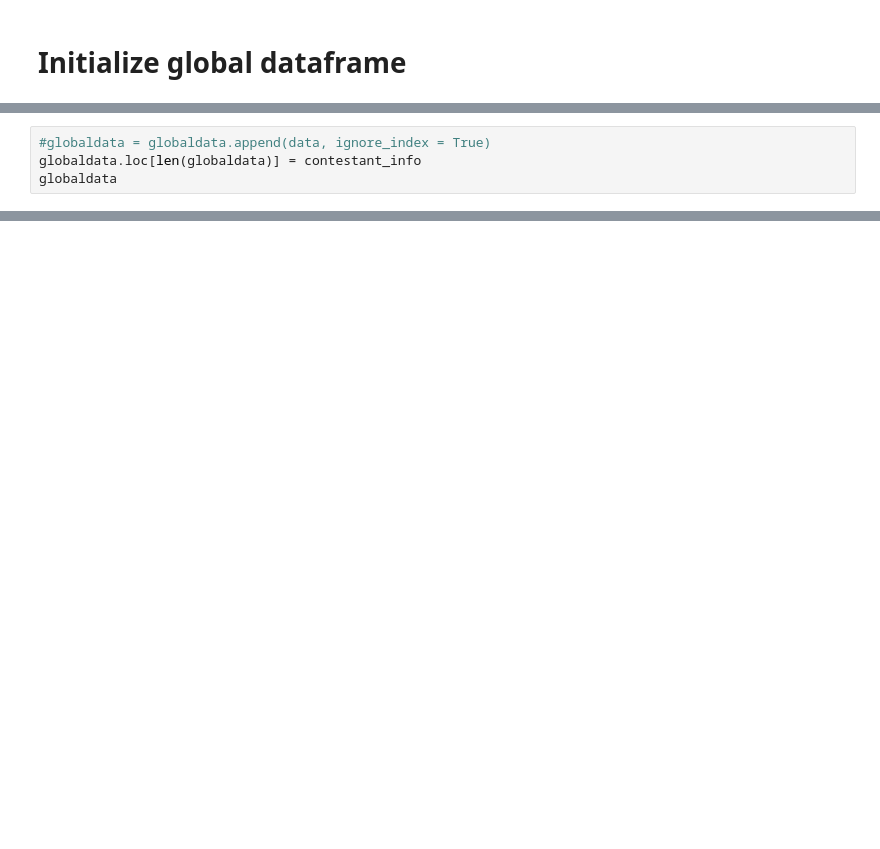
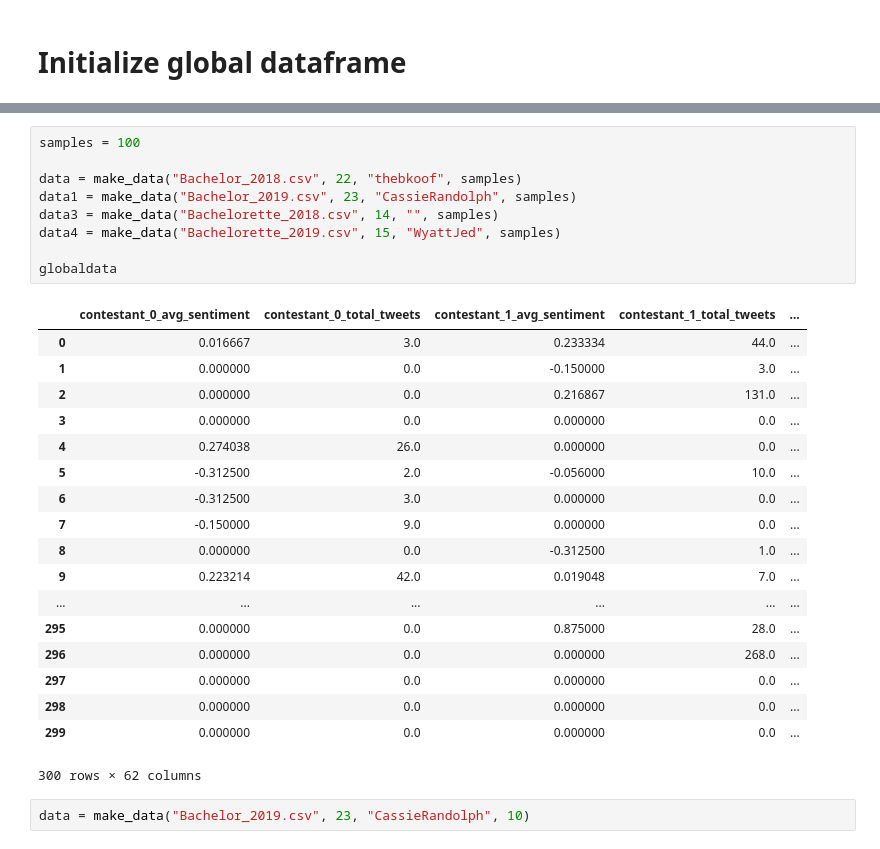
Before and after one commit to sarahbashir/realityTV_project, a Jupyter notebook: CS_proj.ipynb, the cells around one changed output, grey strips where cells are left out. Cells and saved outputs as stored; diff of their text form; blank space fills up the shorter version.

```diff
--- a/CS_proj.ipynb
+++ b/CS_proj.ipynb
@@ -175,4 +191,0 @@ tiarachel91
-# %%
-#globaldata = globaldata.append(data, ignore_index = True)
-globaldata.loc[len(globaldata)] = contestant_info
-globaldata
@@ -202,0 +209,30 @@ c
+# %%
+samples = 100
+
+data = make_data("Bachelor_2018.csv", 22, "thebkoof", samples)
+data1 = make_data("Bachelor_2019.csv", 23, "CassieRandolph", samples)
+data3 = make_data("Bachelorette_2018.csv", 14, "", samples)
+data4 = make_data("Bachelorette_2019.csv", 15, "WyattJed", samples)
+
+globaldata
+# %% [output]
+|  | contestant_0_avg_sentiment | contestant_0_total_tweets | contestant_1_avg_sentiment | contestant_1_total_tweets | ... |
+| 0 | 0.016667 | 3.0 | 0.233334 | 44.0 | ... |
+| 1 | 0.000000 | 0.0 | -0.150000 | 3.0 | ... |
+| 2 | 0.000000 | 0.0 | 0.216867 | 131.0 | ... |
+| 3 | 0.000000 | 0.0 | 0.000000 | 0.0 | ... |
+| 4 | 0.274038 | 26.0 | 0.000000 | 0.0 | ... |
+| 5 | -0.312500 | 2.0 | -0.056000 | 10.0 | ... |
+| 6 | -0.312500 | 3.0 | 0.000000 | 0.0 | ... |
+| 7 | -0.150000 | 9.0 | 0.000000 | 0.0 | ... |
+| 8 | 0.000000 | 0.0 | -0.312500 | 1.0 | ... |
+| 9 | 0.223214 | 42.0 | 0.019048 | 7.0 | ... |
+| ... | ... | ... | ... | ... | ... |
+| 295 | 0.000000 | 0.0 | 0.875000 | 28.0 | ... |
+| 296 | 0.000000 | 0.0 | 0.000000 | 268.0 | ... |
+| 297 | 0.000000 | 0.0 | 0.000000 | 0.0 | ... |
+| 298 | 0.000000 | 0.0 | 0.000000 | 0.0 | ... |
+| 299 | 0.000000 | 0.0 | 0.000000 | 0.0 | ... |
+300 rows × 62 columns
+# %%
+data = make_data("Bachelor_2019.csv", 23, "CassieRandolph", 10)
```
Also changed, not shown: parts of 21 cells of this notebook, 8 other files.
